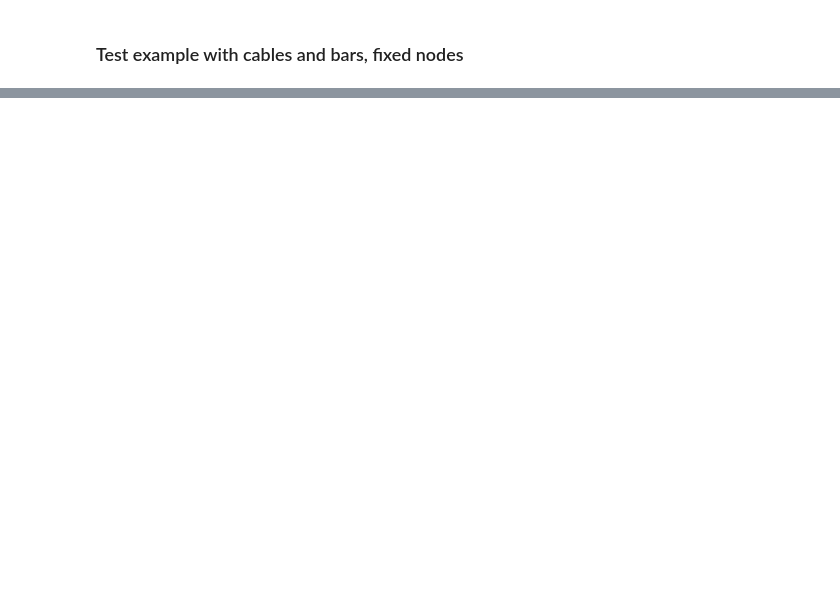
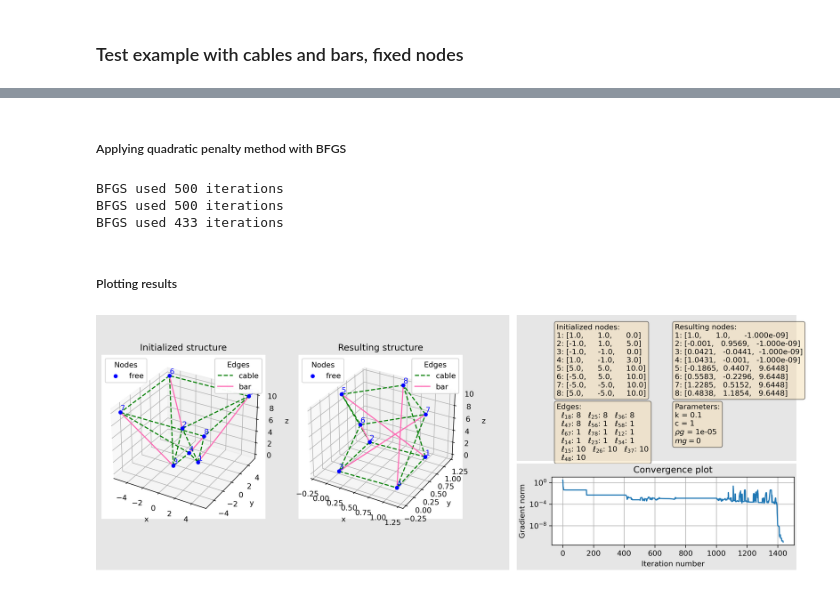
Before and after one commit to hgrenersen/Project---Optimization, a Jupyter notebook: optimering.ipynb, the cells around one changed output, grey strips where cells are left out. Cells and saved outputs as stored; diff of their text form; code cells hidden in the pictures; blank space fills up the shorter version.

```diff
--- a/optimering.ipynb
+++ b/optimering.ipynb
@@ -369,0 +172,17 @@ plotting.convergence_plot(norms)
+# %% [markdown]
+##### Applying quadratic penalty method with BFGS
+# %%
+#Quadratic penalty method with BFGS
+struct3_QPM = copy.deepcopy(struct3)
+tolerances=np.array([1e-7, 1e-9, 1e-11])
+norms3 = opt.quadratic_penalty_method(struct3_QPM, 1000, tolerances, maxiter_BFGS=500, return_norms = True)
+# %% [output]
+BFGS used 500 iterations
+BFGS used 500 iterations
+BFGS used 433 iterations
+# %% [markdown]
+##### Plotting results
+# %%
+plotting.main_plot(struct3, struct3_QPM, norms3, filename="struct3.png")
+# %% [output]
+[figure, added]
```
Also changed, not shown: parts of 20 cells of this notebook, 1 other file.
